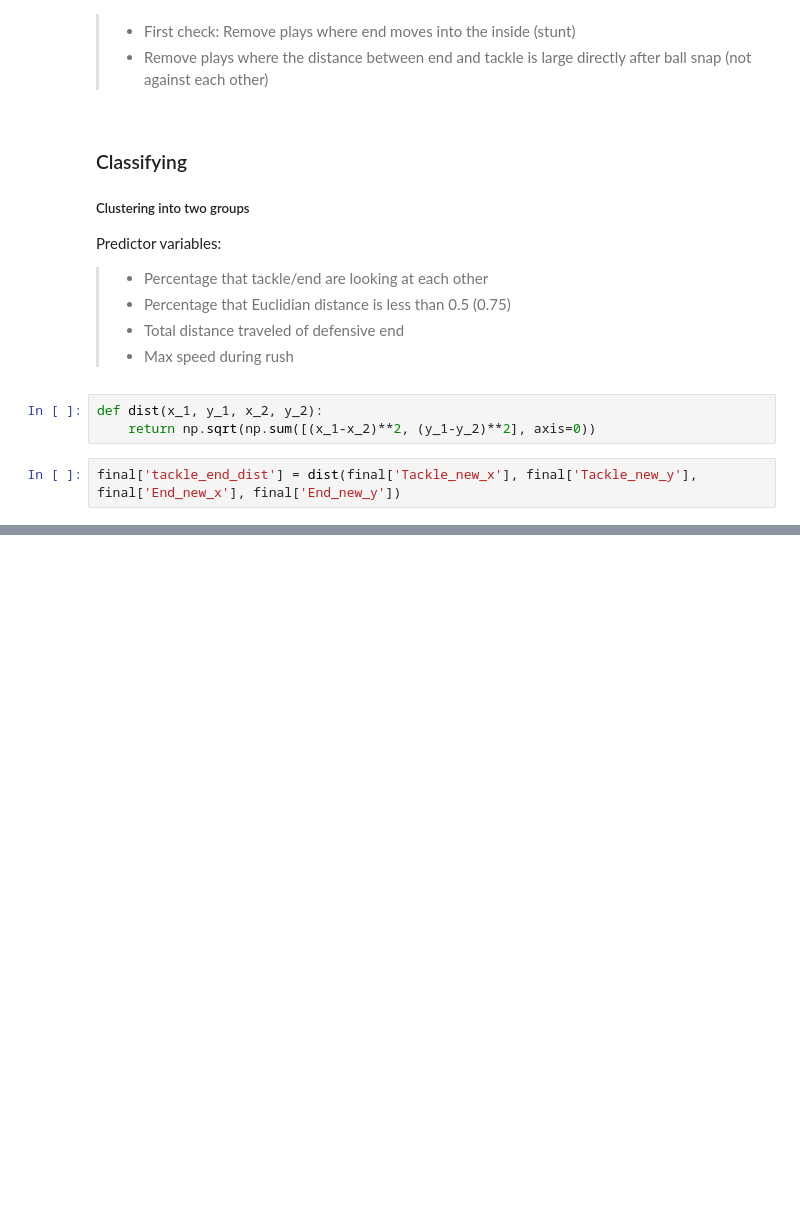
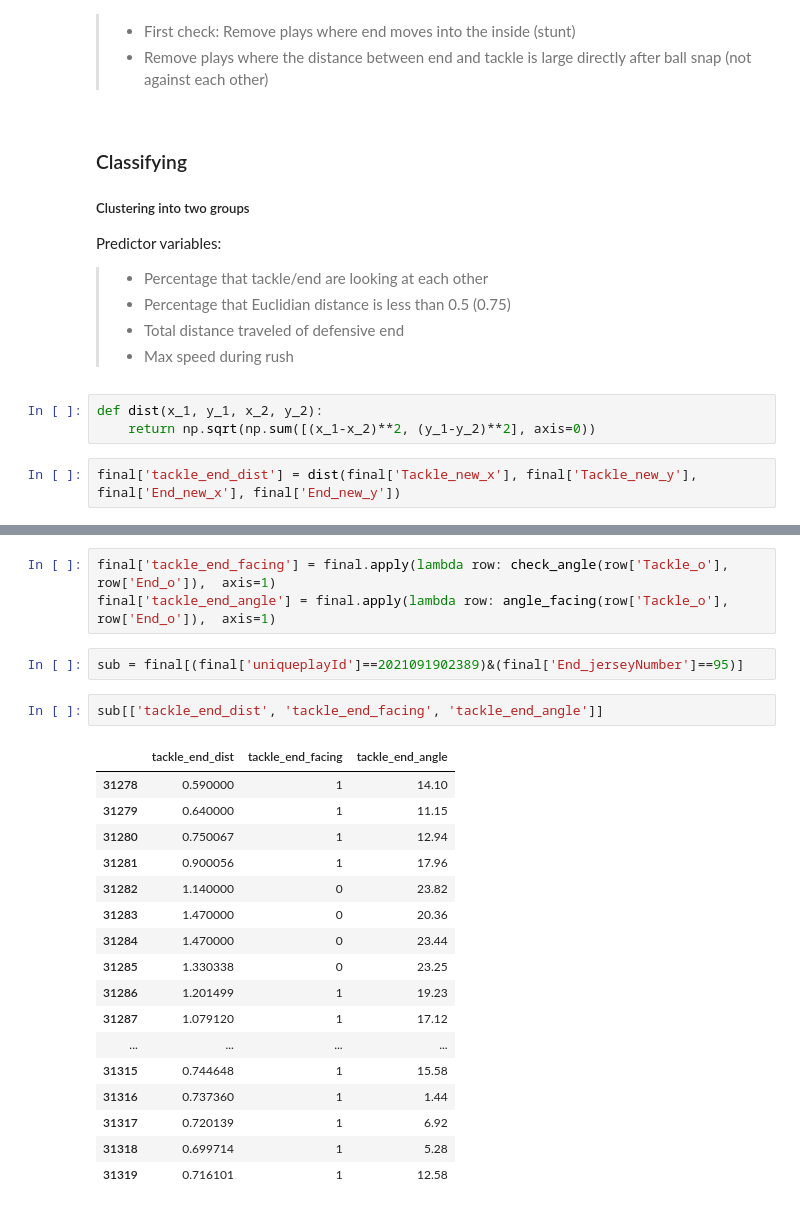
Before and after one commit to cnickol26/BigDataBowl2023, a Jupyter notebook: RushTypeModeling.ipynb, the cells around one changed output, grey strips where cells are left out. Drawn from its saved outputs; the diff is of its cells as text; blank space fills up the shorter version.

```diff
--- a/RushTypeModeling.ipynb
+++ b/RushTypeModeling.ipynb
@@ -147,0 +159,25 @@ final['tackle_end_dist'] = dist(final['Tackle_new_x'], final['Tackle_new_y'], fi
+# %%
+final['tackle_end_facing'] = final.apply(lambda row: check_angle(row['Tackle_o'], row['End_o']),  axis=1)
+final['tackle_end_angle'] = final.apply(lambda row: angle_facing(row['Tackle_o'], row['End_o']),  axis=1)
+# %%
+sub = final[(final['uniqueplayId']==2021091902389)&(final['End_jerseyNumber']==95)]
+# %%
+sub[['tackle_end_dist', 'tackle_end_facing', 'tackle_end_angle']]
+# %% [output]
+|  | tackle_end_dist | tackle_end_facing | tackle_end_angle |
+| 31278 | 0.590000 | 1 | 14.10 |
+| 31279 | 0.640000 | 1 | 11.15 |
+| 31280 | 0.750067 | 1 | 12.94 |
+| 31281 | 0.900056 | 1 | 17.96 |
+| 31282 | 1.140000 | 0 | 23.82 |
+| 31283 | 1.470000 | 0 | 20.36 |
+| 31284 | 1.470000 | 0 | 23.44 |
+| 31285 | 1.330338 | 0 | 23.25 |
+| 31286 | 1.201499 | 1 | 19.23 |
+| 31287 | 1.079120 | 1 | 17.12 |
+| ... | ... | ... | ... |
+| 31315 | 0.744648 | 1 | 15.58 |
+| 31316 | 0.737360 | 1 | 1.44 |
+| 31317 | 0.720139 | 1 | 6.92 |
+| 31318 | 0.699714 | 1 | 5.28 |
+| 31319 | 0.716101 | 1 | 12.58 |
```
Also changed, not shown: parts of 3 cells of this notebook.
